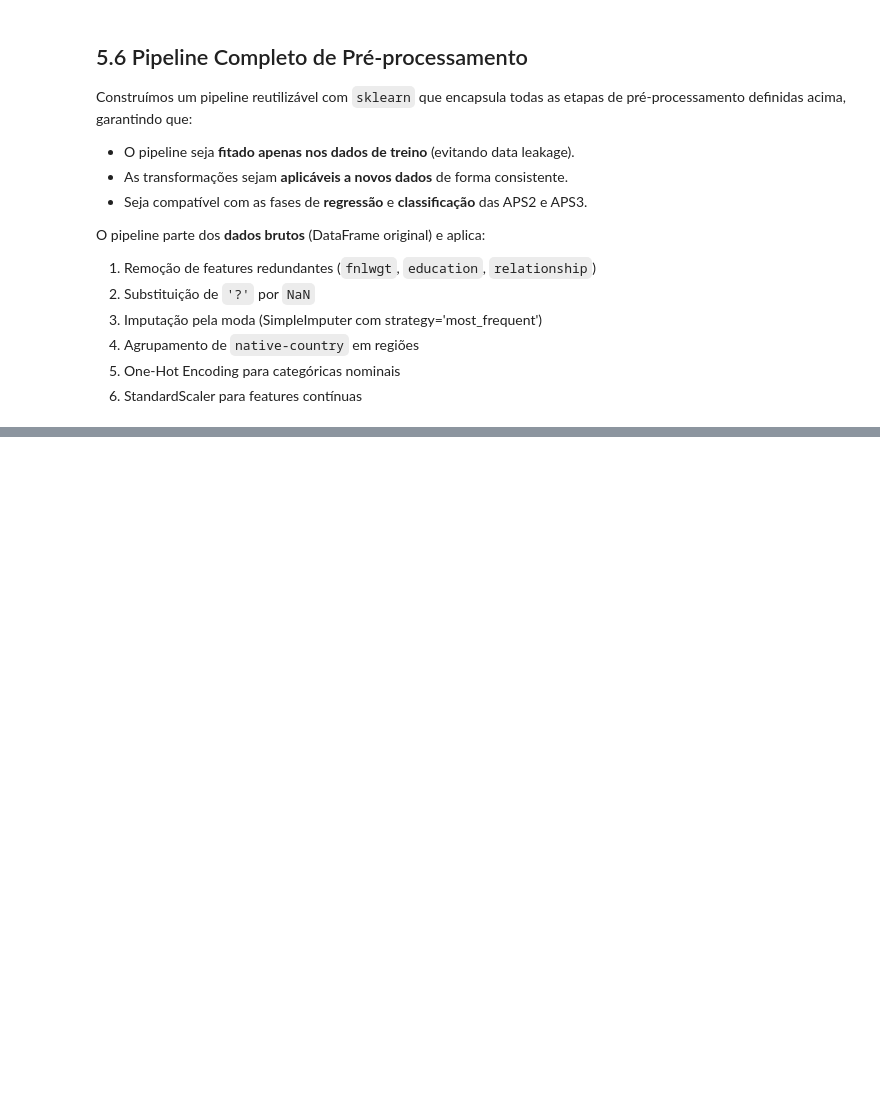
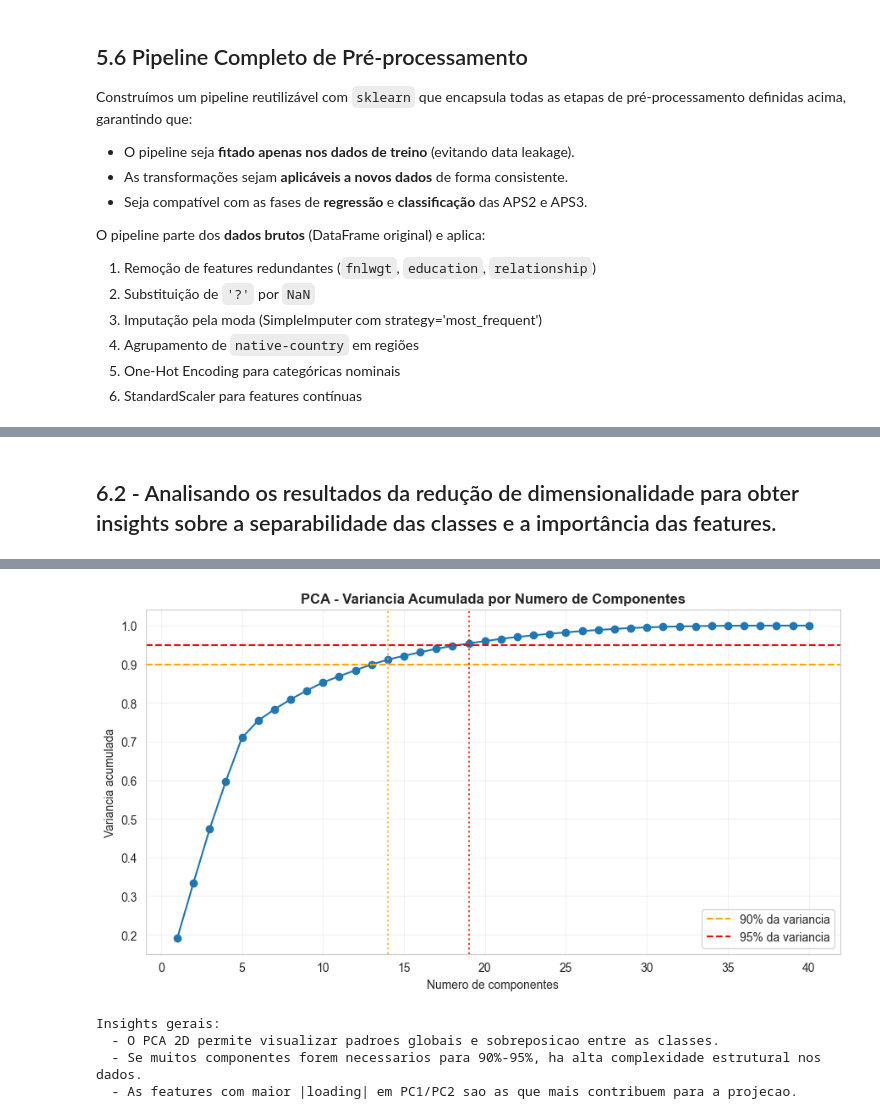
Before and after one commit to NicolasVolf/aps1-machinelearning, a Jupyter notebook: aps1.ipynb, the cells around one changed output, grey strips where cells are left out. Drawn from its saved outputs; the diff is of its cells as text; code cells hidden in the pictures; blank space fills up the shorter version.

```diff
--- a/aps1.ipynb
+++ b/aps1.ipynb
@@ -1983,0 +2209,66 @@ print(f"  → Para usar com modelo: Pipeline([('preprocessor', preprocessor), ('
+# %% [markdown]
+## 6.2 - Analisando os resultados da redução de dimensionalidade para obter insights sobre a separabilidade das classes e a importância das features.
+# %%
+from sklearn.metrics import silhouette_score
+
+# PCA completo para avaliar quanta dimensionalidade preserva a variancia
+pca_full = PCA(random_state=42)
+pca_full.fit(X_pca_base)
+
+explained = pca_full.explained_variance_ratio_
+cumulative = np.cumsum(explained)
+
+n_comp_90 = int(np.argmax(cumulative >= 0.90) + 1)
+n_comp_95 = int(np.argmax(cumulative >= 0.95) + 1)
+
+print("\nResumo da variancia acumulada:")
+print(f"  Componentes para 90% da variancia: {n_comp_90}")
+print(f"  Componentes para 95% da variancia: {n_comp_95}")
+
+# Medida simples de separabilidade no espaco 2D do PCA
+sil = silhouette_score(X_train_pca_2d, y_pca_base)
+centroid_0 = X_train_pca_2d[y_pca_base == 0].mean(axis=0)
+centroid_1 = X_train_pca_2d[y_pca_base == 1].mean(axis=0)
+centroid_dist = np.linalg.norm(centroid_0 - centroid_1)
+
+print("\nSeparabilidade das classes no PCA 2D:")
+print(f"  Silhouette score (labels reais): {sil:.4f}")
+print(f"  Distancia entre centroides: {centroid_dist:.4f}")
+
+# Importancia das features via loadings absolutos de PC1 e PC2
+feature_names_for_pca = all_feature_names if len(all_feature_names) == X_pca_base.shape[1] else [f"feat_{i}" for i in range(X_pca_base.shape[1])]
+loadings = pd.DataFrame(
+    pca_2d.components_.T,
+    index=feature_names_for_pca,
+    columns=["PC1", "PC2"]
+)
+
+top_pc1 = loadings["PC1"].abs().sort_values(ascending=False).head(8)
+top_pc2 = loadings["PC2"].abs().sort_values(ascending=False).head(8)
+
+print("\nTop 8 features mais influentes em PC1 (|loading|):")
+print(top_pc1.to_string())
+
+print("\nTop 8 features mais influentes em PC2 (|loading|):")
+print(top_pc2.to_string())
+
+# Curva de variancia acumulada
+plt.figure(figsize=(9, 5))
+plt.plot(np.arange(1, len(cumulative) + 1), cumulative, marker="o", linewidth=1.5)
+plt.axhline(0.90, color="orange", linestyle="--", label="90% da variancia")
+plt.axhline(0.95, color="red", linestyle="--", label="95% da variancia")
+plt.axvline(n_comp_90, color="orange", linestyle=":", alpha=0.8)
+plt.axvline(n_comp_95, color="red", linestyle=":", alpha=0.8)
+plt.title("PCA - Variancia Acumulada por Numero de Componentes", fontsize=12, fontweight="bold")
+plt.xlabel("Numero de componentes")
+plt.ylabel("Variancia acumulada")
+plt.grid(alpha=0.25)
+plt.legend()
+plt.tight_layout()
+plt.show()
+
+print("\nInsights gerais:")
+print("  - O PCA 2D permite visualizar padroes globais e sobreposicao entre as classes.")
+print("  - Se muitos componentes forem necessarios para 90%-95%, ha alta complexidade estrutural nos dados.")
+print("  - As features com maior |loading| em PC1/PC2 sao as que mais contribuem para a projecao.")
+# %% [output]
@@ -1983,0 +2292,5 @@ print(f"  → Para usar com modelo: Pipeline([('preprocessor', preprocessor), ('
+[figure, added]
+Insights gerais:
+  - O PCA 2D permite visualizar padroes globais e sobreposicao entre as classes.
+  - Se muitos componentes forem necessarios para 90%-95%, ha alta complexidade estrutural nos dados.
+  - As features com maior |loading| em PC1/PC2 sao as que mais contribuem para a projecao.
```
Also changed, not shown: parts of 17 cells of this notebook.
